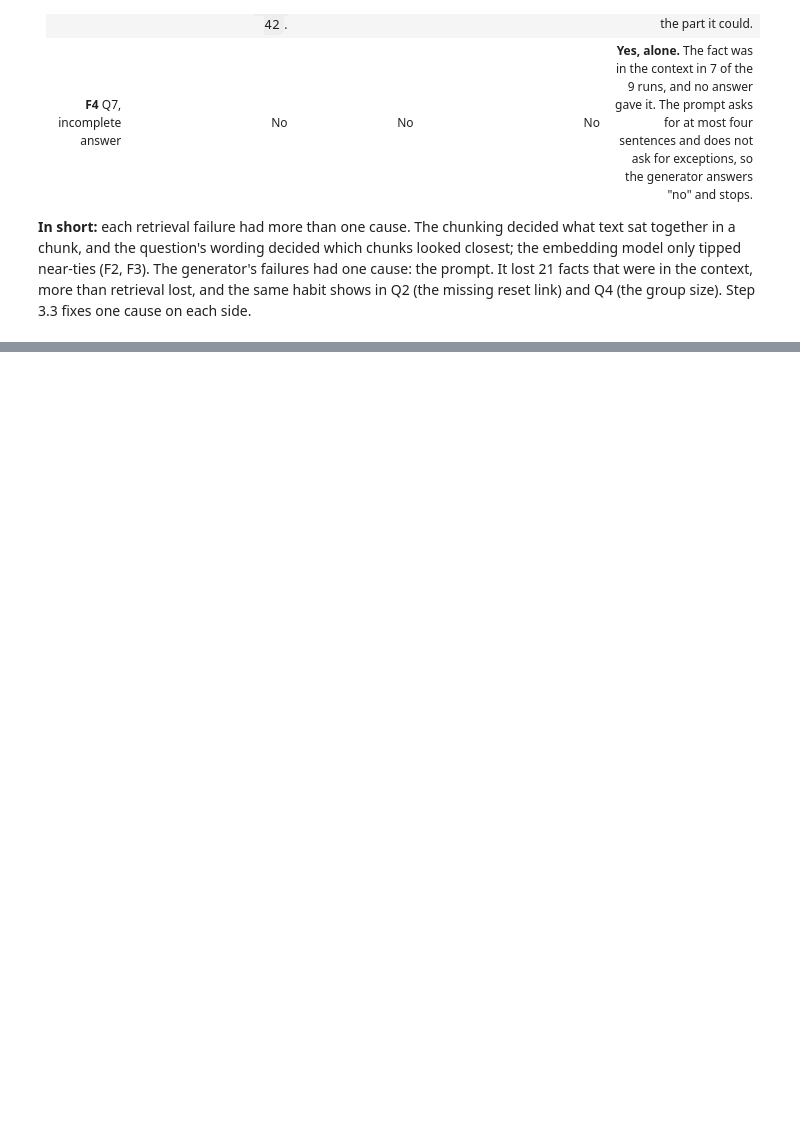
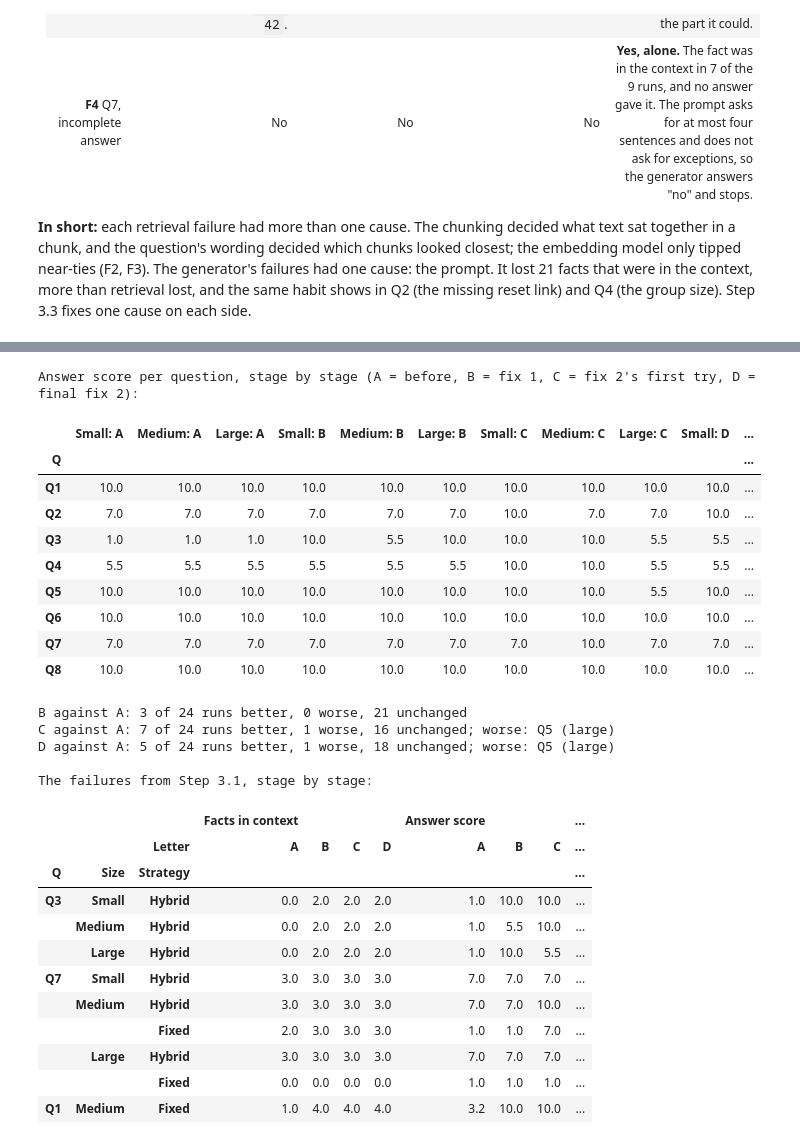
Before and after one commit to manojkmohan5/13_QuadConnect, a Jupyter notebook: rag/rag_system.ipynb, the cells around one changed output, grey strips where cells are left out. Cells and saved outputs as stored; diff of their text form; code cells hidden in the pictures; blank space fills up the shorter version.

```diff
--- a/rag/rag_system.ipynb
+++ b/rag/rag_system.ipynb
@@ -1966,0 +2118,46 @@ cause on each side.
+# %%
+per_question = FIXES.pivot_table(index="Q", columns=["Size", "Stage"], values="Answer score", sort=False)
+per_question.columns = [f"{size}: {stage[0]}" for size, stage in per_question.columns]
+print("Answer score per question, stage by stage (A = before, B = fix 1, C = fix 2's first try, D = final fix 2):")
+display(per_question)
+by_stage = {stage[0]: FIXES[FIXES["Stage"] == stage].set_index(["Q", "Size"])["Answer score"] for stage in STAGES}
+for letter in "BCD":
+    change = by_stage[letter] - by_stage["A"]
+    worse = ", ".join(f"{q} ({size.lower()})" for q, size in change[change < 0].index)
+    print(f"{letter} against A: {(change > 0).sum()} of {len(change)} runs better, {(change < 0).sum()} worse, "
+          f"{(change == 0).sum()} unchanged" + (f"; worse: {worse}" if worse else ""))
+
+print("\nThe failures from Step 3.1, stage by stage:")
+failures = ALL_FIXES[((ALL_FIXES["Q"] == "Q3") & (ALL_FIXES["Strategy"] == "Hybrid")) | (ALL_FIXES["Q"] == "Q7")
+                     | (ALL_FIXES["Strategy"] == "Fixed")].assign(Letter=lambda f: f["Stage"].str[0])
+display(failures.pivot_table(index=["Q", "Size", "Strategy"], columns="Letter",
+                             values=["Facts in context", "Answer score"], sort=False))
+# %% [output]
+Answer score per question, stage by stage (A = before, B = fix 1, C = fix 2's first try, D = final fix 2):
+|  | Small: A | Medium: A | Large: A | Small: B | Medium: B | Large: B | Small: C | Medium: C | Large: C | Small: D | ... |
+| Q |  |  |  |  |  |  |  |  |  |  | ... |
+| Q1 | 10.0 | 10.0 | 10.0 | 10.0 | 10.0 | 10.0 | 10.0 | 10.0 | 10.0 | 10.0 | ... |
+| Q2 | 7.0 | 7.0 | 7.0 | 7.0 | 7.0 | 7.0 | 10.0 | 7.0 | 7.0 | 10.0 | ... |
+| Q3 | 1.0 | 1.0 | 1.0 | 10.0 | 5.5 | 10.0 | 10.0 | 10.0 | 5.5 | 5.5 | ... |
+| Q4 | 5.5 | 5.5 | 5.5 | 5.5 | 5.5 | 5.5 | 10.0 | 10.0 | 5.5 | 5.5 | ... |
+| Q5 | 10.0 | 10.0 | 10.0 | 10.0 | 10.0 | 10.0 | 10.0 | 10.0 | 5.5 | 10.0 | ... |
+| Q6 | 10.0 | 10.0 | 10.0 | 10.0 | 10.0 | 10.0 | 10.0 | 10.0 | 10.0 | 10.0 | ... |
+| Q7 | 7.0 | 7.0 | 7.0 | 7.0 | 7.0 | 7.0 | 7.0 | 10.0 | 7.0 | 7.0 | ... |
+| Q8 | 10.0 | 10.0 | 10.0 | 10.0 | 10.0 | 10.0 | 10.0 | 10.0 | 10.0 | 10.0 | ... |
+B against A: 3 of 24 runs better, 0 worse, 21 unchanged
+C against A: 7 of 24 runs better, 1 worse, 16 unchanged; worse: Q5 (large)
+D against A: 5 of 24 runs better, 1 worse, 18 unchanged; worse: Q5 (large)
+
+The failures from Step 3.1, stage by stage:
+|  |  |  | Facts in context |  |  |  | Answer score |  |  | ... |
+|  |  | Letter | A | B | C | D | A | B | C | ... |
+| Q | Size | Strategy |  |  |  |  |  |  |  | ... |
+| Q3 | Small | Hybrid | 0.0 | 2.0 | 2.0 | 2.0 | 1.0 | 10.0 | 10.0 | ... |
+|  | Medium | Hybrid | 0.0 | 2.0 | 2.0 | 2.0 | 1.0 | 5.5 | 10.0 | ... |
+|  | Large | Hybrid | 0.0 | 2.0 | 2.0 | 2.0 | 1.0 | 10.0 | 5.5 | ... |
+| Q7 | Small | Hybrid | 3.0 | 3.0 | 3.0 | 3.0 | 7.0 | 7.0 | 7.0 | ... |
+|  | Medium | Hybrid | 3.0 | 3.0 | 3.0 | 3.0 | 7.0 | 7.0 | 10.0 | ... |
+|  |  | Fixed | 2.0 | 3.0 | 3.0 | 3.0 | 1.0 | 1.0 | 7.0 | ... |
+|  | Large | Hybrid | 3.0 | 3.0 | 3.0 | 3.0 | 7.0 | 7.0 | 7.0 | ... |
+|  |  | Fixed | 0.0 | 0.0 | 0.0 | 0.0 | 1.0 | 1.0 | 1.0 | ... |
+| Q1 | Medium | Fixed | 1.0 | 4.0 | 4.0 | 4.0 | 3.2 | 10.0 | 10.0 | ... |
```
Also changed, not shown: parts of 17 cells of this notebook, 13 other files.
